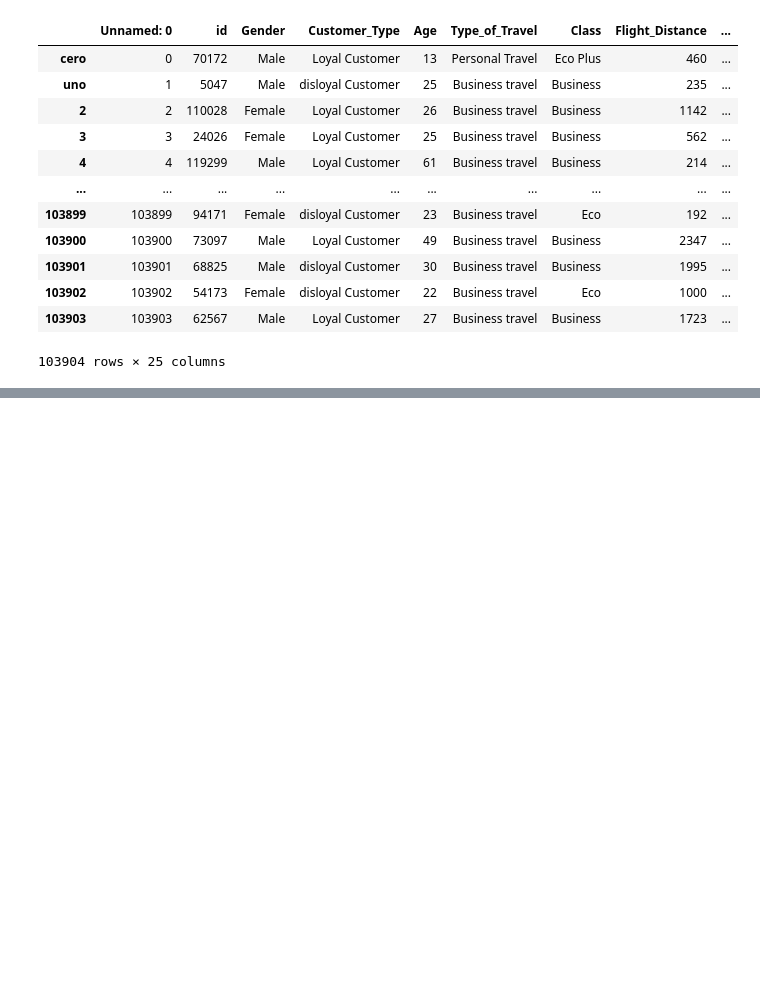
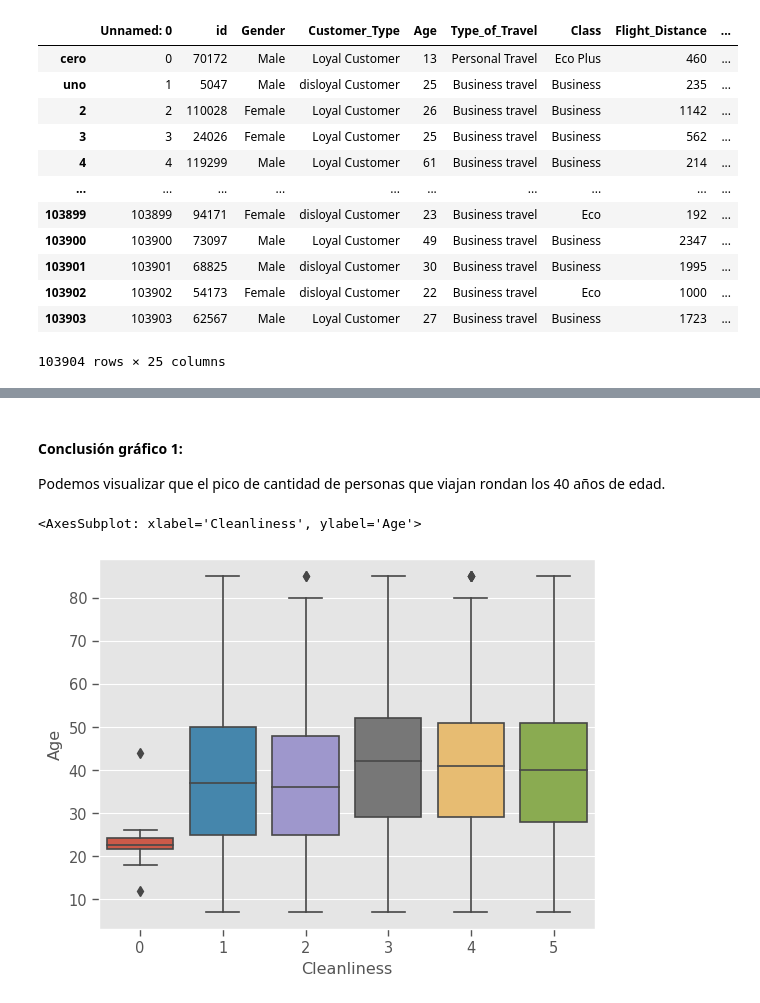
Before and after one commit to CandelaTamole/CoderHouse-32843-Entregables, a Jupyter notebook: TamoleCandela2.ipynb, the cells around one changed output, grey strips where cells are left out. Drawn from its saved outputs; the diff is of its cells as text; code cells hidden in the pictures; blank space fills up the shorter version.

```diff
--- a/TamoleCandela2.ipynb
+++ b/TamoleCandela2.ipynb
@@ -196,0 +214,9 @@ NameError: name 'df' is not defined
+# %% [markdown]
+#### Conclusión gráfico 1:
+Podemos visualizar que el pico de cantidad de personas que viajan rondan los 40 años de edad.
+# %%
+sns.set_context('paper', font_scale= 1.2)
+sns.boxplot(data=df, x='Cleanliness', y='Age')
+# %% [output]
+<AxesSubplot: xlabel='Cleanliness', ylabel='Age'>
+[figure, added]
```
Also changed, not shown: parts of 22 cells of this notebook.
